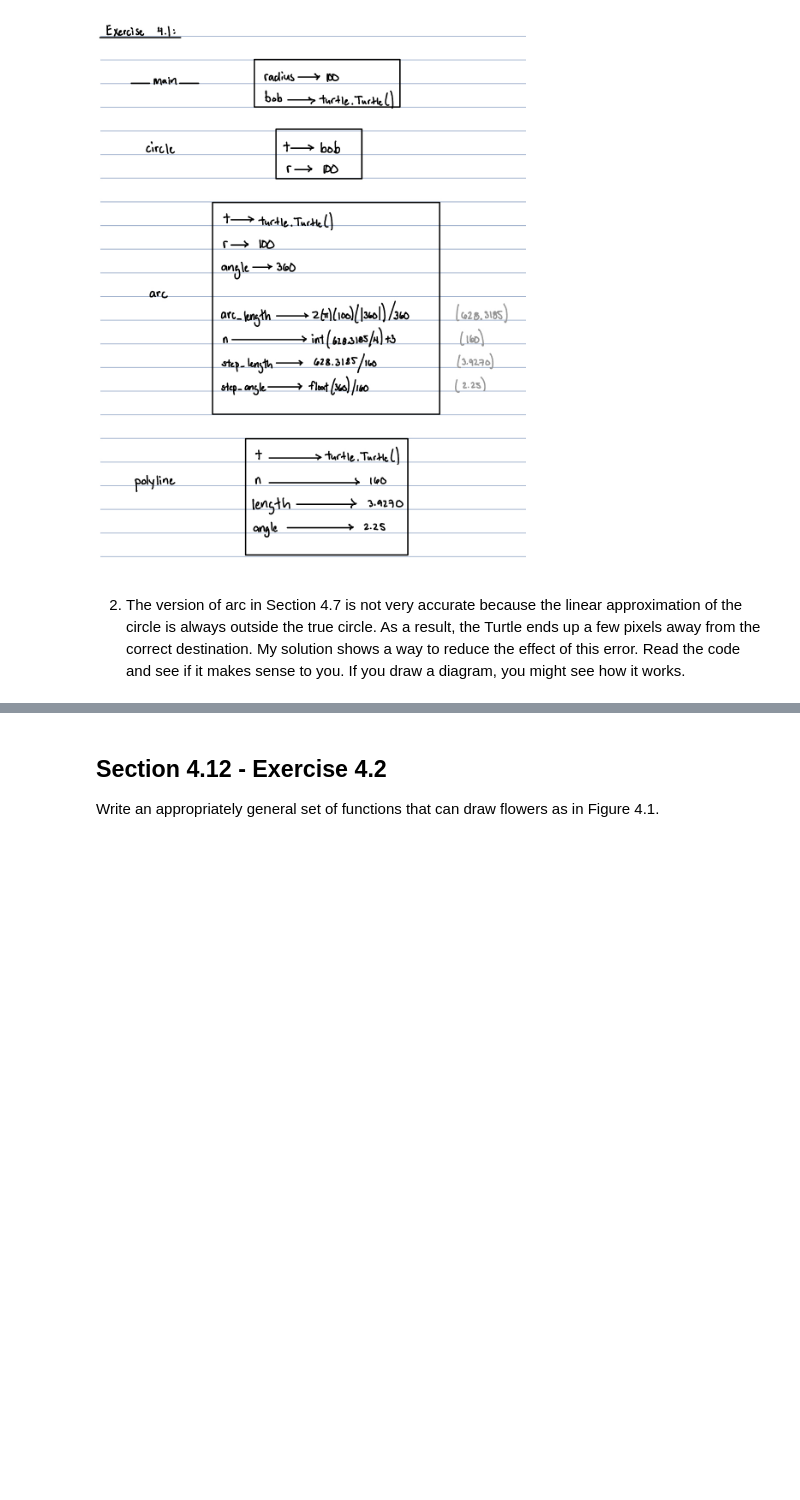
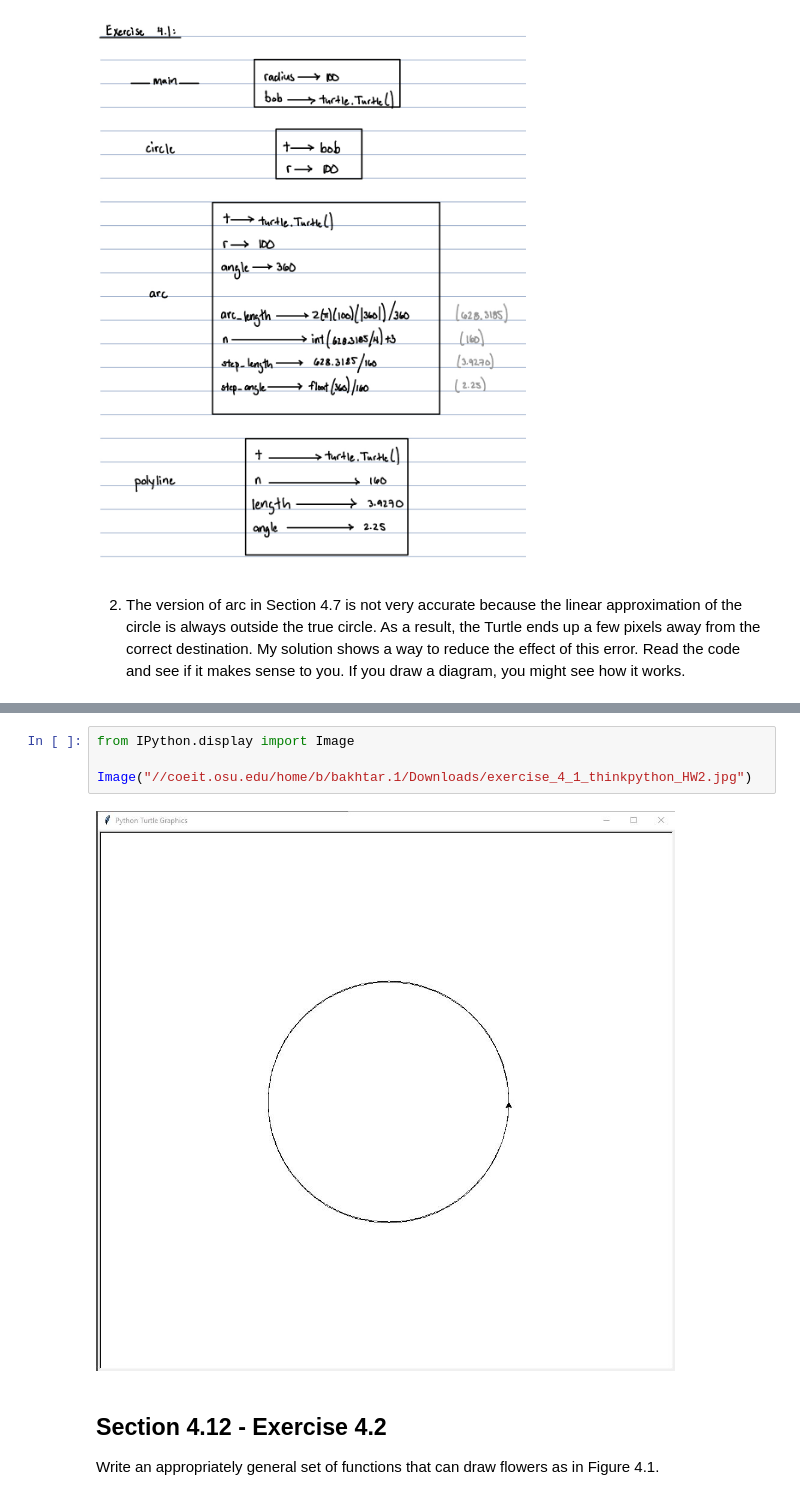
Before and after one commit to abakhtar23/ME-5194, a Jupyter notebook: ME 5194 HW2.ipynb, the cells around one changed output, grey strips where cells are left out. Cells and saved outputs as stored; diff of their text form; blank space fills up the shorter version.

```diff
--- a/ME 5194 HW2.ipynb
+++ b/ME 5194 HW2.ipynb
@@ -258,3 +282,9 @@ Not very sure what to write for this answer. The corrected and the original arc
+# %%
+from IPython.display import Image
+
+Image("//coeit.osu.edu/home/b/bakhtar.1/Downloads/exercise_4_1_thinkpython_HW2.jpg")
+# %% [output]
+[figure, added]
 # %% [markdown]
 ## Section 4.12 - Exercise 4.2
 
```
Also changed, not shown: parts of 19 cells of this notebook.
